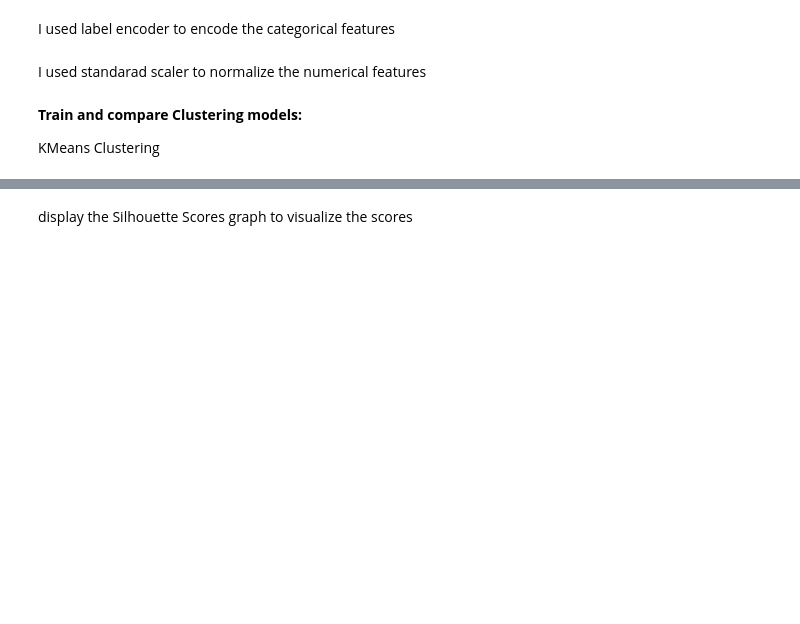
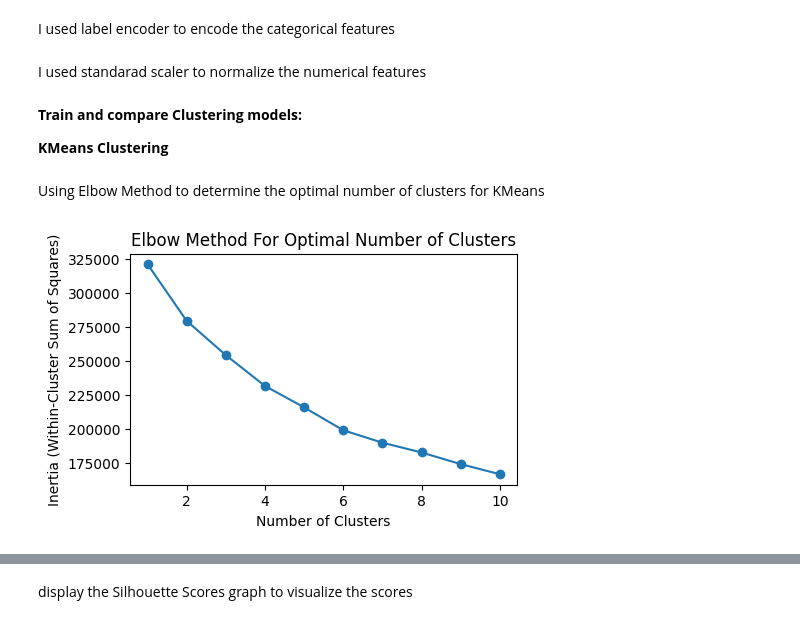
Before and after one commit to a3mad/ml, a Jupyter notebook: customer_segmentation.ipynb, the cells around one changed output, grey strips where cells are left out. Cells and saved outputs as stored; diff of their text form; code cells hidden in the pictures; blank space fills up the shorter version.

```diff
--- a/customer_segmentation.ipynb
+++ b/customer_segmentation.ipynb
@@ -134,5 +134,23 @@ df_demo_scaled = scaler.fit_transform(df_demo.drop(columns=["Insurance Products
 # %% [markdown]
 **Train and compare Clustering models:**
 
-KMeans Clustering
+**KMeans Clustering**
+# %% [markdown]
+Using Elbow Method to determine the optimal number of clusters for KMeans
+# %%
+inertia_values = []
+range_n_clusters = range(1, 11)
+for n_clusters in range_n_clusters:
+    kmeans = KMeans(n_clusters=n_clusters, random_state=42)
+    kmeans.fit(df_demo_scaled)
+    inertia_values.append(kmeans.inertia_)
+
+plt.figure(figsize=(5, 3))
+plt.plot(range_n_clusters, inertia_values, marker='o')
+plt.title('Elbow Method For Optimal Number of Clusters')
+plt.xlabel('Number of Clusters')
+plt.ylabel('Inertia (Within-Cluster Sum of Squares)')
+plt.show()
+# %% [output]
+[figure, added]
 # %% [markdown]
```
Also changed, not shown: parts of 26 cells of this notebook.
